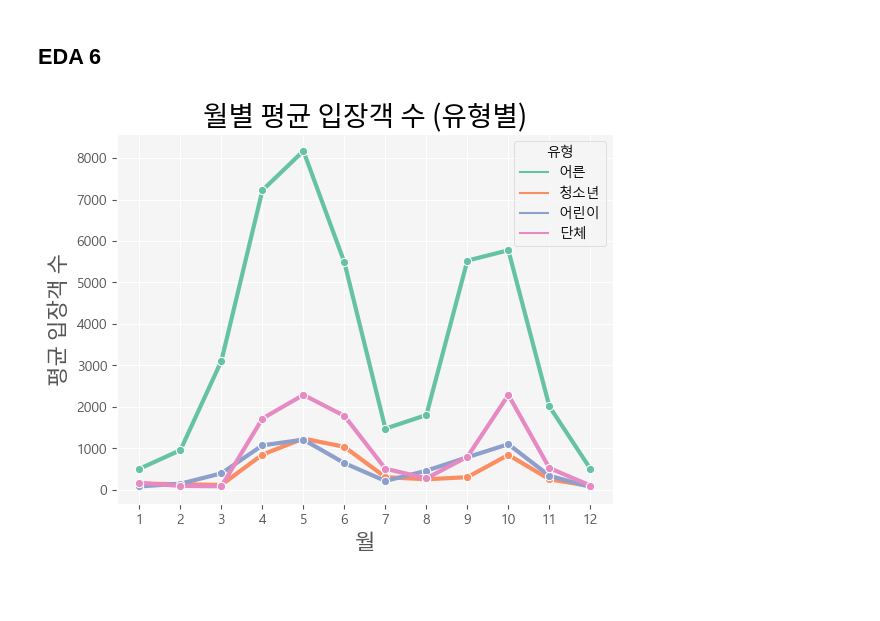
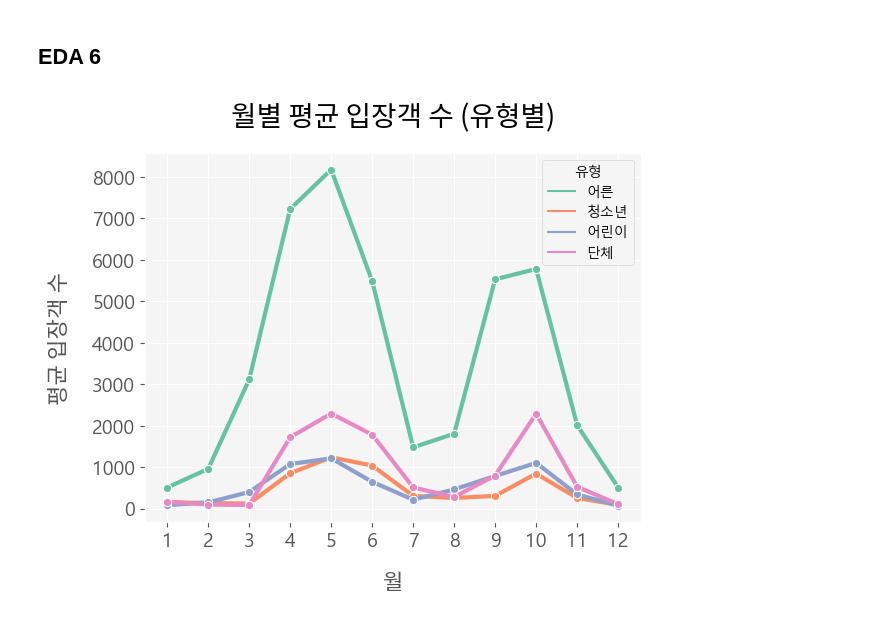
Before and after one commit to jpjun8/C3cube, a Jupyter notebook: DA_Nocode/seoul/seoul2.ipynb, the cells around one changed output. Drawn from its saved outputs; the diff is of its cells as text; code cells hidden in the pictures; blank space fills up the shorter version.

```diff
--- a/DA_Nocode/seoul/seoul2.ipynb
+++ b/DA_Nocode/seoul/seoul2.ipynb
@@ -4,6 +4,10 @@ import pandas as pd
 import numpy as np
 import matplotlib.pyplot as plt
 %matplotlib inline
+
+import matplotlib
+matplotlib.rcParams['axes.labelpad'] = 15
+matplotlib.rcParams['axes.titlepad'] = 20
 
 import seaborn as sns
 from sklearn import linear_model
@@ -176,18 +185,20 @@ df_weather_mean
 # %%
 df['월'] = df['날짜'].dt.month
 
 df_month = df.groupby('월')[['어른', '청소년', '어린이', '단체']].mean().reset_index()
 df_month_tidy = df_month.melt('월', var_name='cols', value_name='vals')
 # df_month_tidy
 
 fig, ax = plt.subplots()
 
 ax = sns.lineplot(data=df_month_tidy, x='월', y='vals', hue='cols', marker='o', palette=barcolors, linewidth=3)
 ax.set_title("월별 평균 입장객 수 (유형별)", font=path_noto, fontsize=20)
 ax.set_xlabel("월", font=path_noto, fontsize=16)
 ax.set_ylabel("평균 입장객 수", font=path_noto, fontsize=16)
 ax.set_xticks(range(1, 13))
 plt.legend(title='유형')
+plt.xticks(fontsize=14)
+plt.yticks(fontsize=14)
 plt.show()
 # %% [output]
-[figure, old version]
+[figure, new version]
```
Also changed, not shown: parts of 5 cells of this notebook, 17 other files.
